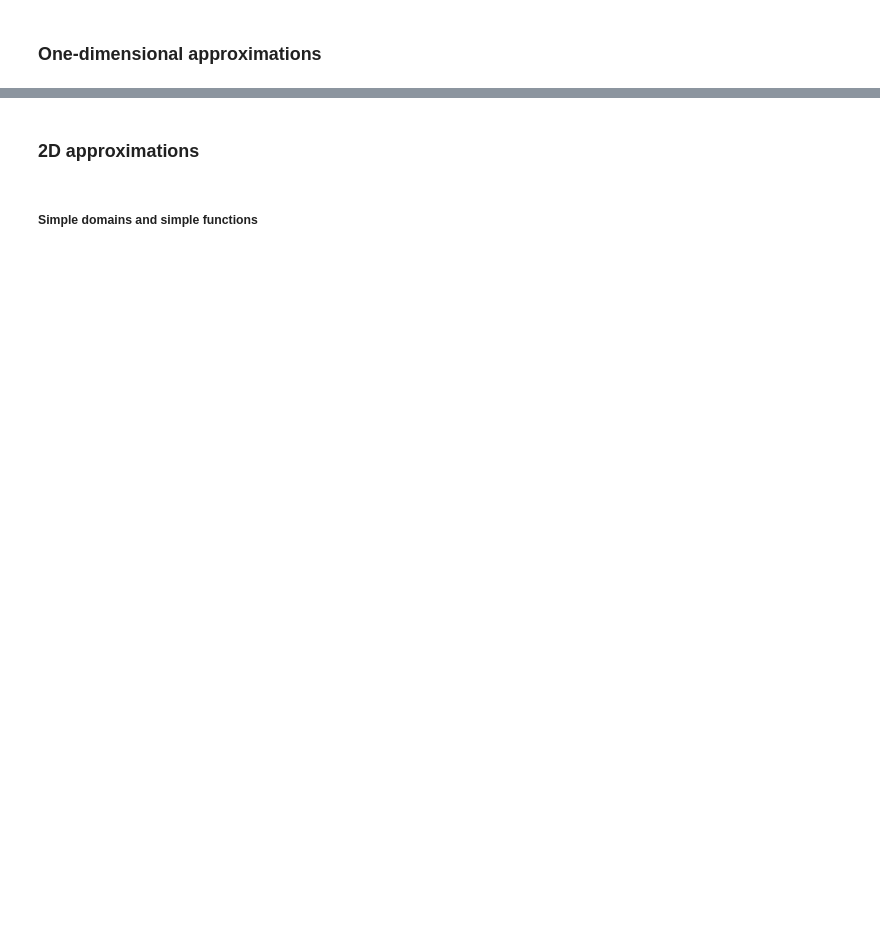
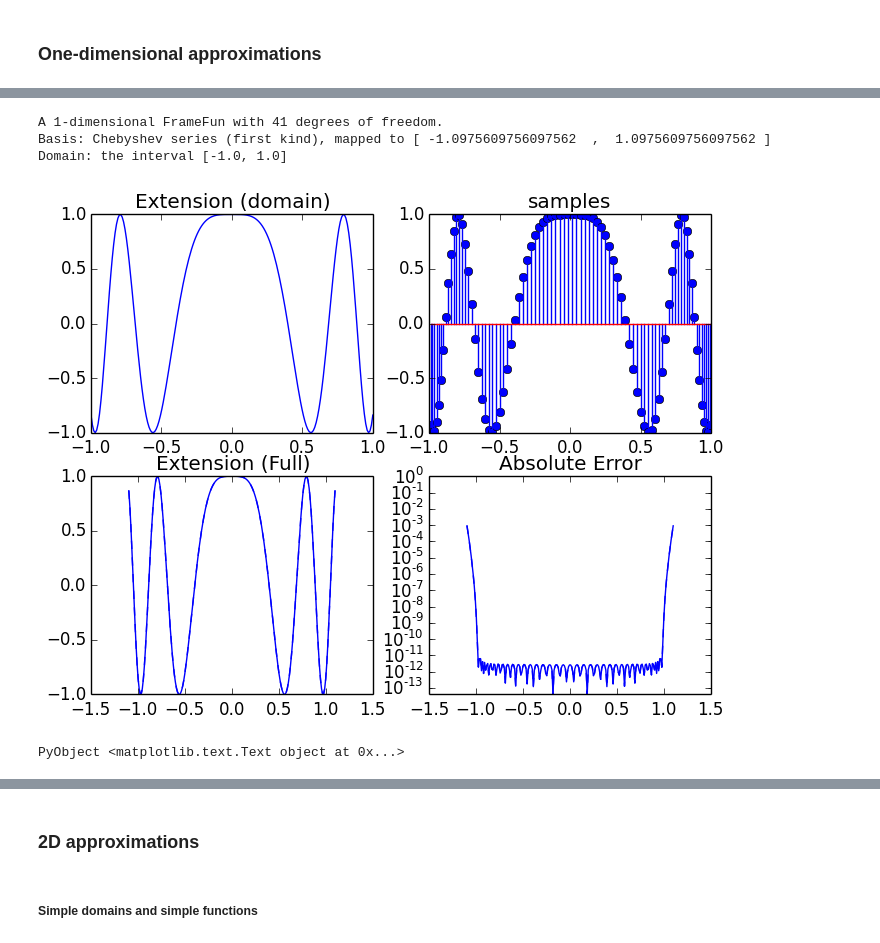
Before and after one commit to JuliaApproximation/FrameFun.jl, a Jupyter notebook: examples/FrameFunDemo.ipynb, the cells around one changed output, grey strips where cells are left out. Cells and saved outputs as stored; diff of their text form; code cells hidden in the pictures; blank space fills up the shorter version.

```diff
--- a/examples/FrameFunDemo.ipynb
+++ b/examples/FrameFunDemo.ipynb
@@ -35 +57,15 @@ FrameFuns.plot(f2,n=400)
 PyObject <matplotlib.text.Text object at 0x...>
+# %%
+f3 = ChebyFun(x -> cos(10*x.^2),Interval(-1.0,1.0), n=41,T=1.1)
+# %% [output]
+A 1-dimensional FrameFun with 41 degrees of freedom.
+Basis: Chebyshev series (first kind), mapped to [ -1.0975609756097562  ,  1.0975609756097562 ]
+Domain: the interval [-1.0, 1.0]
+# %%
+subplot(221); FrameFuns.plot(f3)
+subplot(222); plot_samples(f3)
+subplot(223); plot_expansion(f3)
+subplot(224); plot_error(f3, x->cos(10*x.^2))
+# %% [output]
+[figure, added]
+PyObject <matplotlib.text.Text object at 0x...>
```
Also changed, not shown: parts of 49 cells of this notebook, 7 other files.
